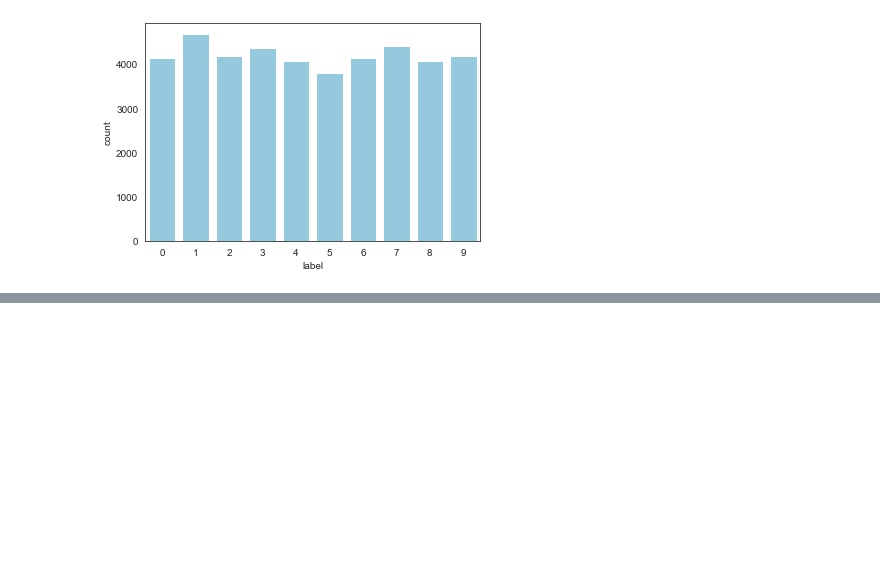
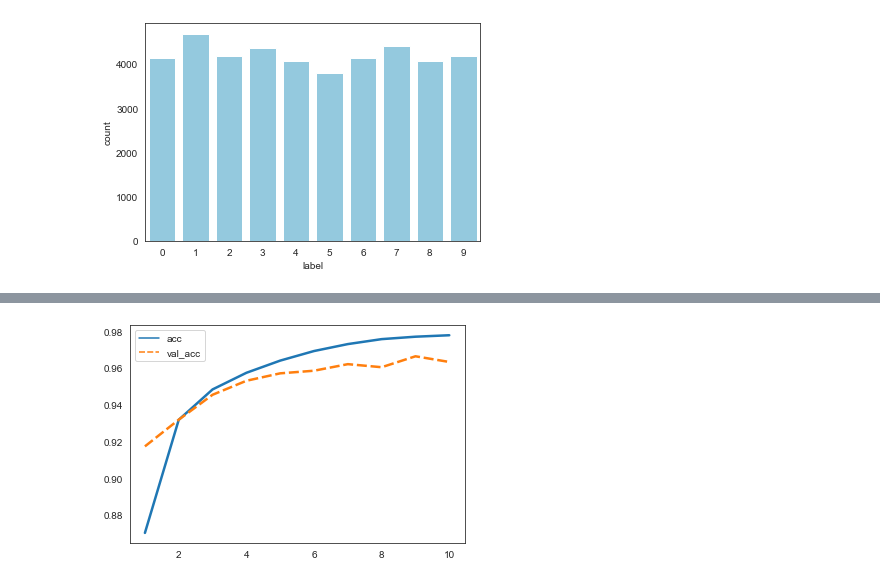
Before and after one commit to cedric-bertrand/DS-py, a Jupyter notebook: NN/mnist/mnist-nn.ipynb, the cells around one changed output, grey strips where cells are left out. Saved outputs shown, nothing was run; the diff lists cells and outputs as text; code cells hidden in the pictures; blank space fills up the shorter version.

```diff
--- a/NN/mnist/mnist-nn.ipynb
+++ b/NN/mnist/mnist-nn.ipynb
@@ -139,0 +184,20 @@ submission.to_csv('./output/submission-mlp_dropout.csv',
+# %%
+# define model
+num_filters = 8
+filter_size = 3
+pool_size = 2
+
+model = Sequential([
+  Conv2D(num_filters, filter_size, input_shape=(28, 28, 1)),
+  MaxPooling2D(pool_size=pool_size),
+  Flatten(),
+#  Dense(10, activation='sigmoid'),
+#  Dropout(0.25),
+  Dense(10, activation='softmax'),
+])
+
+model.compile(
+  optimizer='adam',
+  loss='categorical_crossentropy',
+  metrics=['accuracy'],
+)
@@ -139,0 +206,11 @@ submission.to_csv('./output/submission-mlp_dropout.csv',
+# %%
+# Train the model
+n_epochs = 10 # increase nbr of epochs from 5 to 10
+
+history = model.fit(
+    X_train,
+    to_categorical(y_train),
+    epochs=n_epochs,
+    validation_data=(X_test, to_categorical(y_test)),
+    batch_size=64,
+)
@@ -139,0 +235,6 @@ submission.to_csv('./output/submission-mlp_dropout.csv',
+# %%
+# load history in dataframe and plot accuracy for training and test data
+df_history = pd.DataFrame(history.history, index=[i+1 for i in range(n_epochs)])
+sns.lineplot(data=df_history[['acc','val_acc']], palette="tab10", linewidth=2.5);
+# %% [output]
+[figure, added]
```
Also changed, not shown: parts of 15 cells of this notebook.
